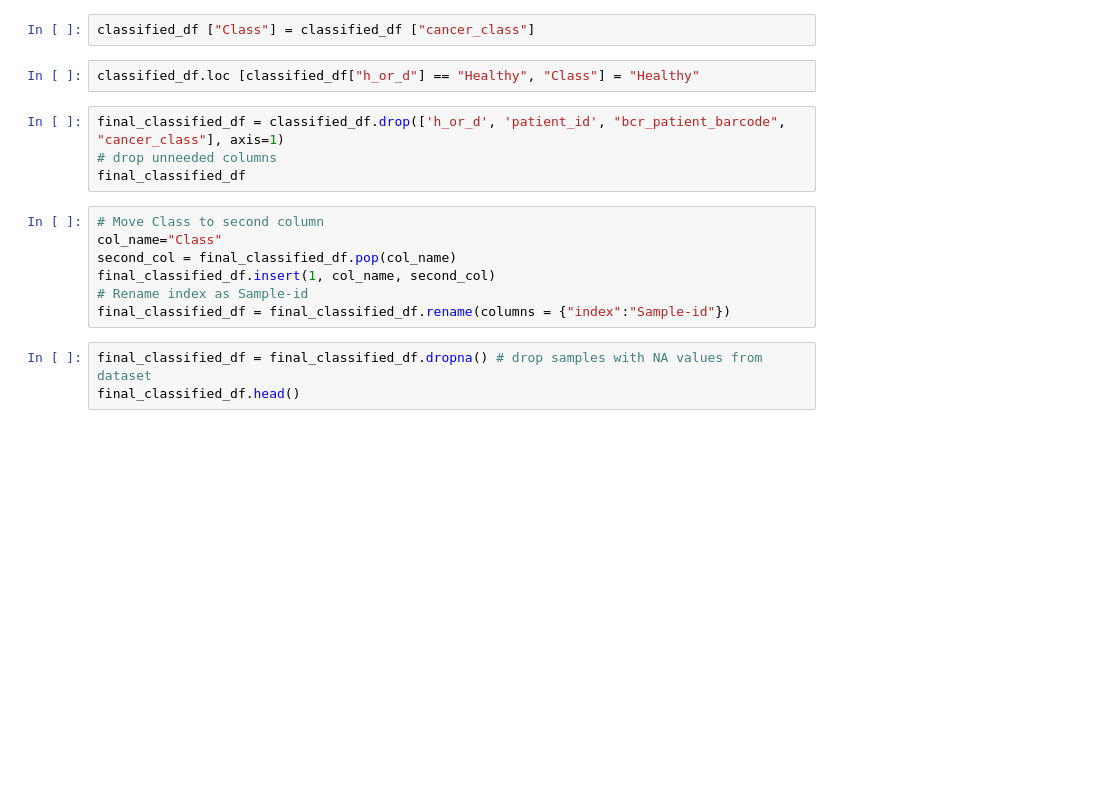
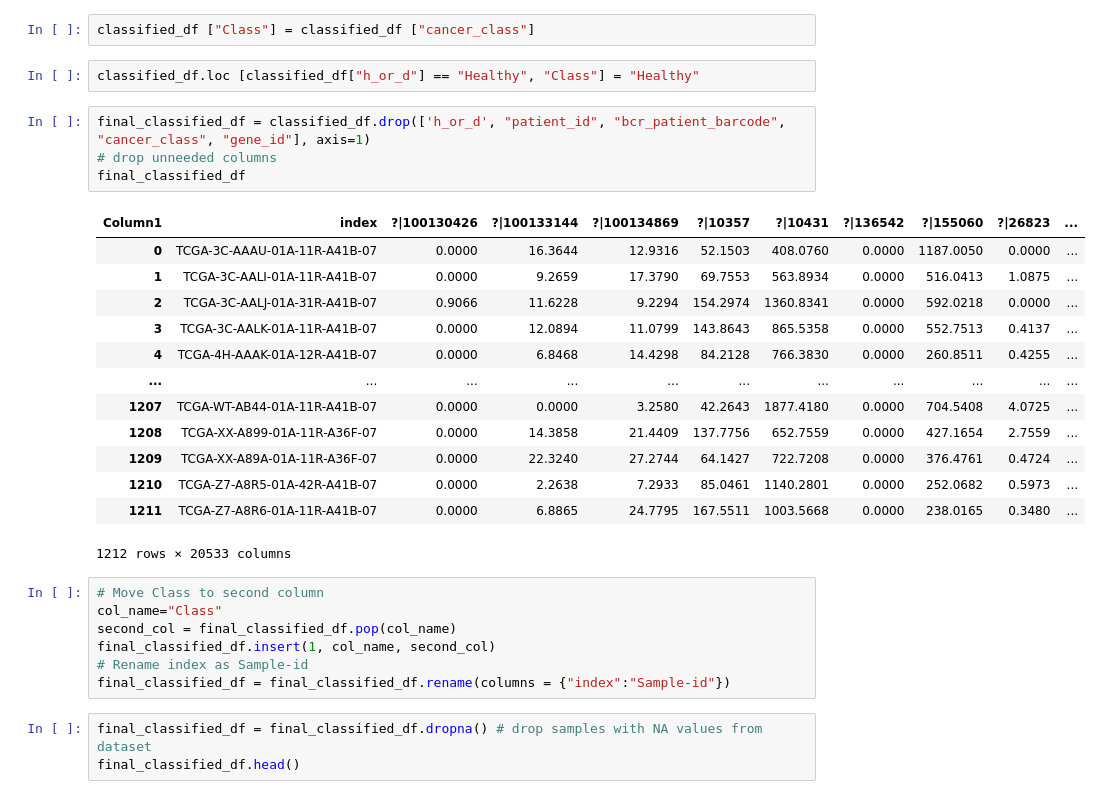
Before and after one commit to 8630-Cancer-Prediction/Cancer-Prediction, a Jupyter notebook: Processed_Data/Classification_Preprocessing.ipynb, the cells around one changed output. Drawn from its saved outputs; the diff is of its cells as text; blank space fills up the shorter version.

```diff
--- a/Processed_Data/Classification_Preprocessing.ipynb
+++ b/Processed_Data/Classification_Preprocessing.ipynb
@@ -79,9 +106,23 @@ classified_df ["Class"] = classified_df ["cancer_class"]
 # %%
 classified_df.loc [classified_df["h_or_d"] == "Healthy", "Class"] = "Healthy"
 # %%
-final_classified_df = classified_df.drop(['h_or_d', 'patient_id', "bcr_patient_barcode", "cancer_class"], axis=1)
+final_classified_df = classified_df.drop(['h_or_d', "patient_id", "bcr_patient_barcode", "cancer_class", "gene_id"], axis=1)
 # drop unneeded columns
 final_classified_df
+# %% [output]
+| Column1 | index | ?|100130426 | ?|100133144 | ?|100134869 | ?|10357 | ?|10431 | ?|136542 | ?|155060 | ?|26823 | ... |
+| 0 | TCGA-3C-AAAU-01A-11R-A41B-07 | 0.0000 | 16.3644 | 12.9316 | 52.1503 | 408.0760 | 0.0000 | 1187.0050 | 0.0000 | ... |
+| 1 | TCGA-3C-AALI-01A-11R-A41B-07 | 0.0000 | 9.2659 | 17.3790 | 69.7553 | 563.8934 | 0.0000 | 516.0413 | 1.0875 | ... |
+| 2 | TCGA-3C-AALJ-01A-31R-A41B-07 | 0.9066 | 11.6228 | 9.2294 | 154.2974 | 1360.8341 | 0.0000 | 592.0218 | 0.0000 | ... |
+| 3 | TCGA-3C-AALK-01A-11R-A41B-07 | 0.0000 | 12.0894 | 11.0799 | 143.8643 | 865.5358 | 0.0000 | 552.7513 | 0.4137 | ... |
+| 4 | TCGA-4H-AAAK-01A-12R-A41B-07 | 0.0000 | 6.8468 | 14.4298 | 84.2128 | 766.3830 | 0.0000 | 260.8511 | 0.4255 | ... |
+| ... | ... | ... | ... | ... | ... | ... | ... | ... | ... | ... |
+| 1207 | TCGA-WT-AB44-01A-11R-A41B-07 | 0.0000 | 0.0000 | 3.2580 | 42.2643 | 1877.4180 | 0.0000 | 704.5408 | 4.0725 | ... |
+| 1208 | TCGA-XX-A899-01A-11R-A36F-07 | 0.0000 | 14.3858 | 21.4409 | 137.7756 | 652.7559 | 0.0000 | 427.1654 | 2.7559 | ... |
+| 1209 | TCGA-XX-A89A-01A-11R-A36F-07 | 0.0000 | 22.3240 | 27.2744 | 64.1427 | 722.7208 | 0.0000 | 376.4761 | 0.4724 | ... |
+| 1210 | TCGA-Z7-A8R5-01A-42R-A41B-07 | 0.0000 | 2.2638 | 7.2933 | 85.0461 | 1140.2801 | 0.0000 | 252.0682 | 0.5973 | ... |
+| 1211 | TCGA-Z7-A8R6-01A-11R-A41B-07 | 0.0000 | 6.8865 | 24.7795 | 167.5511 | 1003.5668 | 0.0000 | 238.0165 | 0.3480 | ... |
+1212 rows × 20533 columns
 # %%
 # Move Class to second column
 col_name="Class"
```
Also changed, not shown: parts of 15 cells of this notebook.
